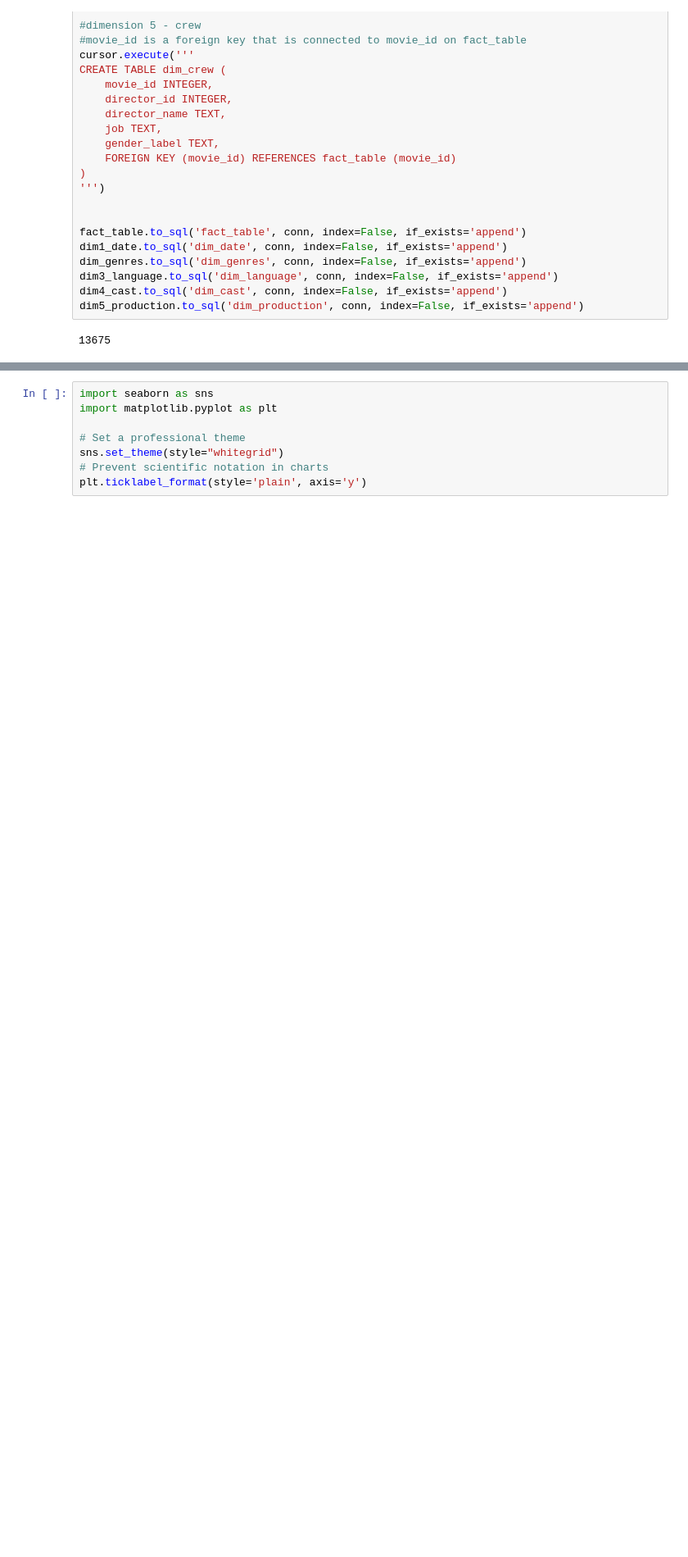
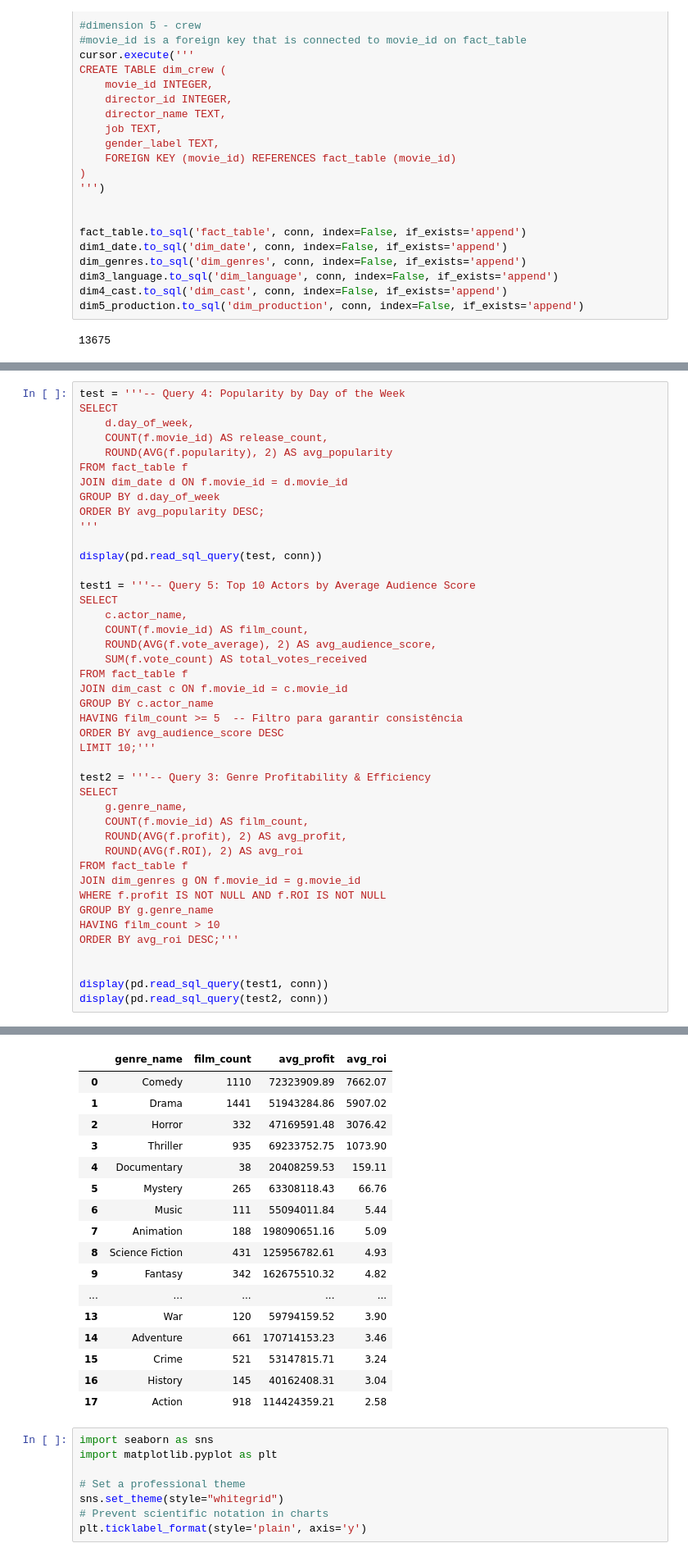
Before and after one commit to CarlotaMarto/Big_Data, a Jupyter notebook: midterm.ipynb, the cells around one changed output, grey strips where cells are left out. Shown at 82% size. Saved outputs shown, nothing was run; the diff lists cells and outputs as text; blank space fills up the shorter version.

```diff
--- a/midterm.ipynb
+++ b/midterm.ipynb
@@ -751,0 +749,44 @@ display(pd.read_sql_query(query_6, conn))
+# %%
+test = '''-- Query 4: Popularity by Day of the Week
+SELECT
+    d.day_of_week,
+    COUNT(f.movie_id) AS release_count,
+    ROUND(AVG(f.popularity), 2) AS avg_popularity
+FROM fact_table f
+JOIN dim_date d ON f.movie_id = d.movie_id
+GROUP BY d.day_of_week
+ORDER BY avg_popularity DESC;
+'''
+
+display(pd.read_sql_query(test, conn))
+
+test1 = '''-- Query 5: Top 10 Actors by Average Audience Score
+SELECT
+    c.actor_name,
+    COUNT(f.movie_id) AS film_count,
+    ROUND(AVG(f.vote_average), 2) AS avg_audience_score,
+    SUM(f.vote_count) AS total_votes_received
+FROM fact_table f
+JOIN dim_cast c ON f.movie_id = c.movie_id
+GROUP BY c.actor_name
+HAVING film_count >= 5  -- Filtro para garantir consistência
+ORDER BY avg_audience_score DESC
+LIMIT 10;'''
+
+test2 = '''-- Query 3: Genre Profitability & Efficiency
+SELECT
+    g.genre_name,
+    COUNT(f.movie_id) AS film_count,
+    ROUND(AVG(f.profit), 2) AS avg_profit,
+    ROUND(AVG(f.ROI), 2) AS avg_roi
+FROM fact_table f
+JOIN dim_genres g ON f.movie_id = g.movie_id
+WHERE f.profit IS NOT NULL AND f.ROI IS NOT NULL
+GROUP BY g.genre_name
+HAVING film_count > 10
+ORDER BY avg_roi DESC;'''
+
+
+display(pd.read_sql_query(test1, conn))
+display(pd.read_sql_query(test2, conn))
+# %% [output]
@@ -752,3 +812,20 @@ display(pd.read_sql_query(query_6, conn))
+|  | genre_name | film_count | avg_profit | avg_roi |
+| 0 | Comedy | 1110 | 72323909.89 | 7662.07 |
+| 1 | Drama | 1441 | 51943284.86 | 5907.02 |
+| 2 | Horror | 332 | 47169591.48 | 3076.42 |
+| 3 | Thriller | 935 | 69233752.75 | 1073.90 |
+| 4 | Documentary | 38 | 20408259.53 | 159.11 |
+| 5 | Mystery | 265 | 63308118.43 | 66.76 |
+| 6 | Music | 111 | 55094011.84 | 5.44 |
+| 7 | Animation | 188 | 198090651.16 | 5.09 |
+| 8 | Science Fiction | 431 | 125956782.61 | 4.93 |
+| 9 | Fantasy | 342 | 162675510.32 | 4.82 |
+| ... | ... | ... | ... | ... |
+| 13 | War | 120 | 59794159.52 | 3.90 |
+| 14 | Adventure | 661 | 170714153.23 | 3.46 |
+| 15 | Crime | 521 | 53147815.71 | 3.24 |
+| 16 | History | 145 | 40162408.31 | 3.04 |
+| 17 | Action | 918 | 114424359.21 | 2.58 |
 # %%
 import seaborn as sns
 import matplotlib.pyplot as plt
```
Also changed, not shown: parts of 2 cells of this notebook, 1 other file.
